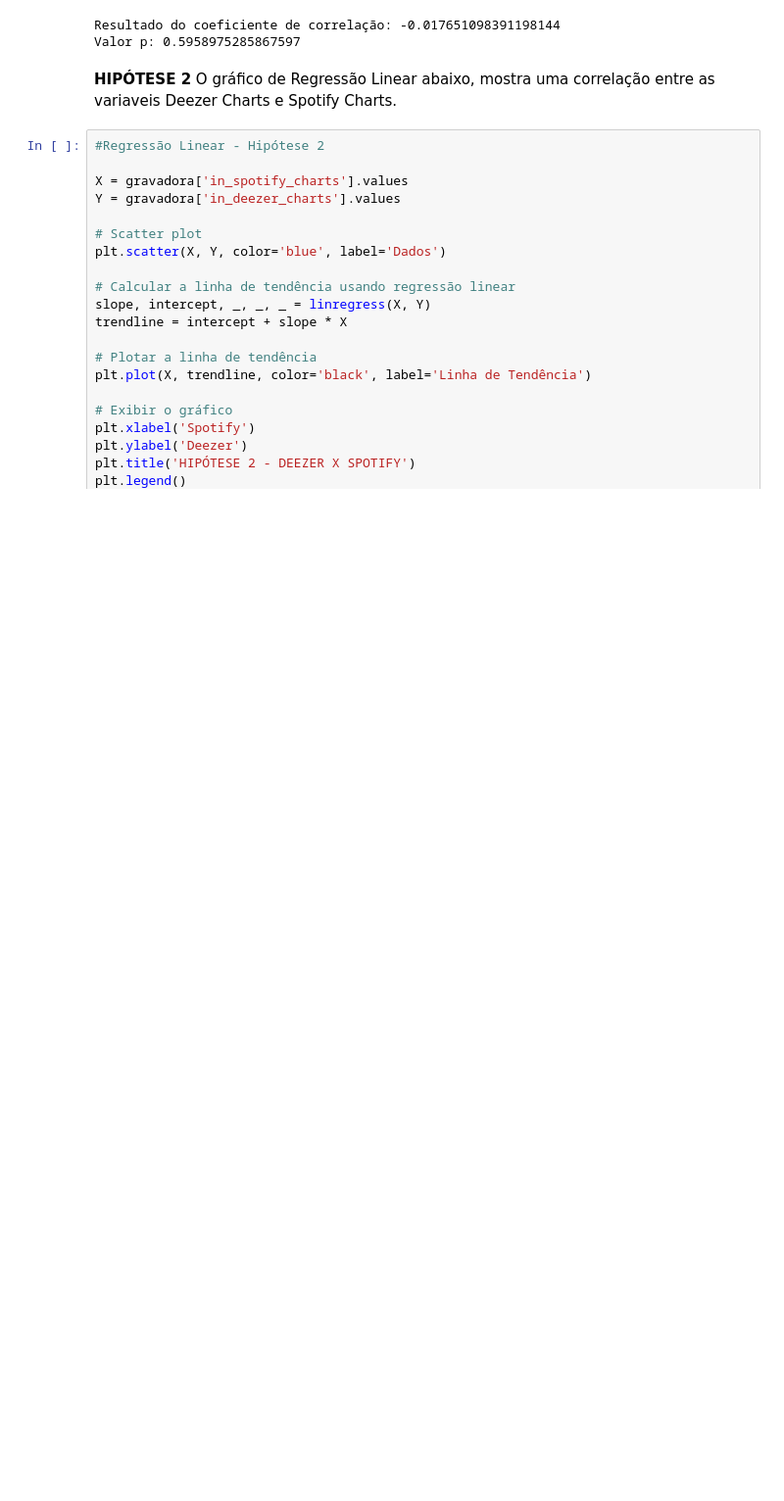
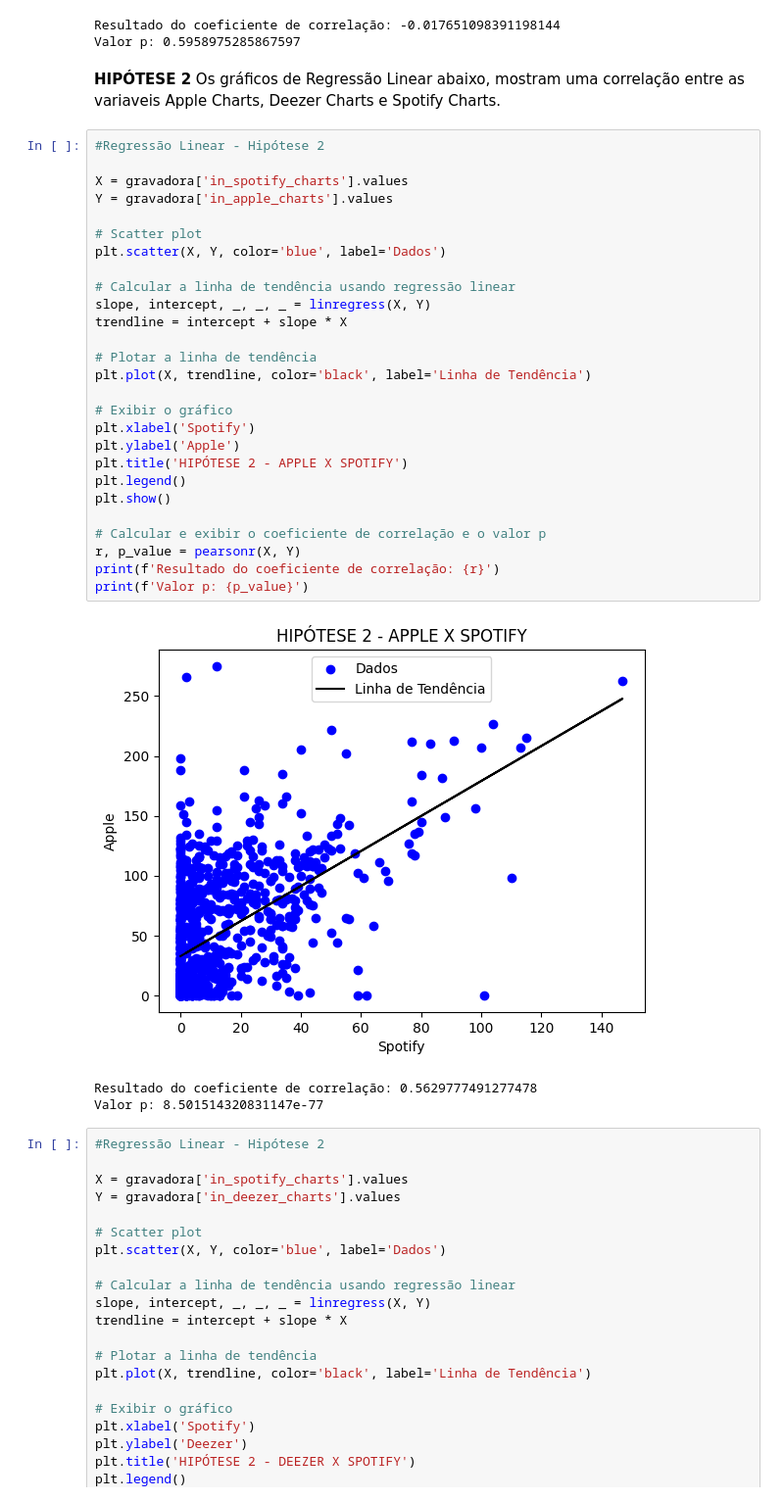
Before and after one commit to CarolyneS14/Hipoteses, a Jupyter notebook: Hipóteses.ipynb, the cells around one changed output. Shown at 98% size. Saved outputs shown, nothing was run; the diff lists cells and outputs as text; blank space fills up the shorter version.

Commit message:
Hipóteses musicais: Projeto 2 do Bootcamp de Análise de Dados da LABORATORIA

```diff
--- a/Hipóteses.ipynb
+++ b/Hipóteses.ipynb
@@ -574,7 +574,38 @@ Resultado do coeficiente de correlação: -0.017651098391198144
 Valor p: 0.5958975285867597
 # %% [markdown]
 **HIPÓTESE 2**
-O gráfico de Regressão Linear abaixo, mostra uma correlação entre as variaveis Deezer Charts e Spotify Charts.
+Os gráficos de Regressão Linear abaixo, mostram uma correlação entre as variaveis Apple Charts, Deezer Charts e Spotify Charts.
+# %%
+#Regressão Linear - Hipótese 2
+
+X = gravadora['in_spotify_charts'].values
+Y = gravadora['in_apple_charts'].values
+
+# Scatter plot
+plt.scatter(X, Y, color='blue', label='Dados')
+
+# Calcular a linha de tendência usando regressão linear
+slope, intercept, _, _, _ = linregress(X, Y)
+trendline = intercept + slope * X
+
+# Plotar a linha de tendência
+plt.plot(X, trendline, color='black', label='Linha de Tendência')
+
+# Exibir o gráfico
+plt.xlabel('Spotify')
+plt.ylabel('Apple')
+plt.title('HIPÓTESE 2 - APPLE X SPOTIFY')
+plt.legend()
+plt.show()
+
+# Calcular e exibir o coeficiente de correlação e o valor p
+r, p_value = pearsonr(X, Y)
+print(f'Resultado do coeficiente de correlação: {r}')
+print(f'Valor p: {p_value}')
+# %% [output]
+[figure, added]
+Resultado do coeficiente de correlação: 0.5629777491277478
+Valor p: 8.501514320831147e-77
 # %%
 #Regressão Linear - Hipótese 2
 
```
Also changed, not shown: parts of 1 cell of this notebook.
